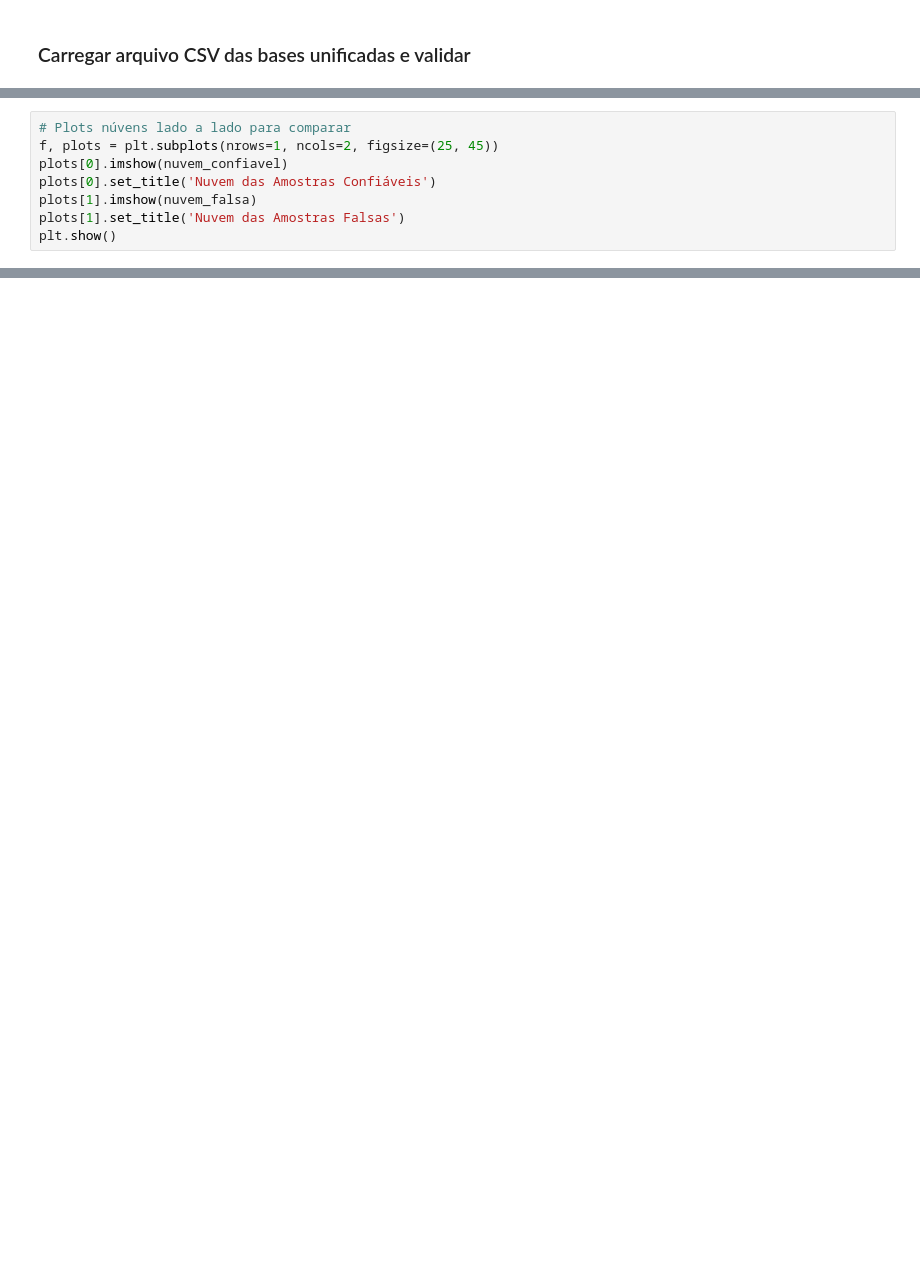
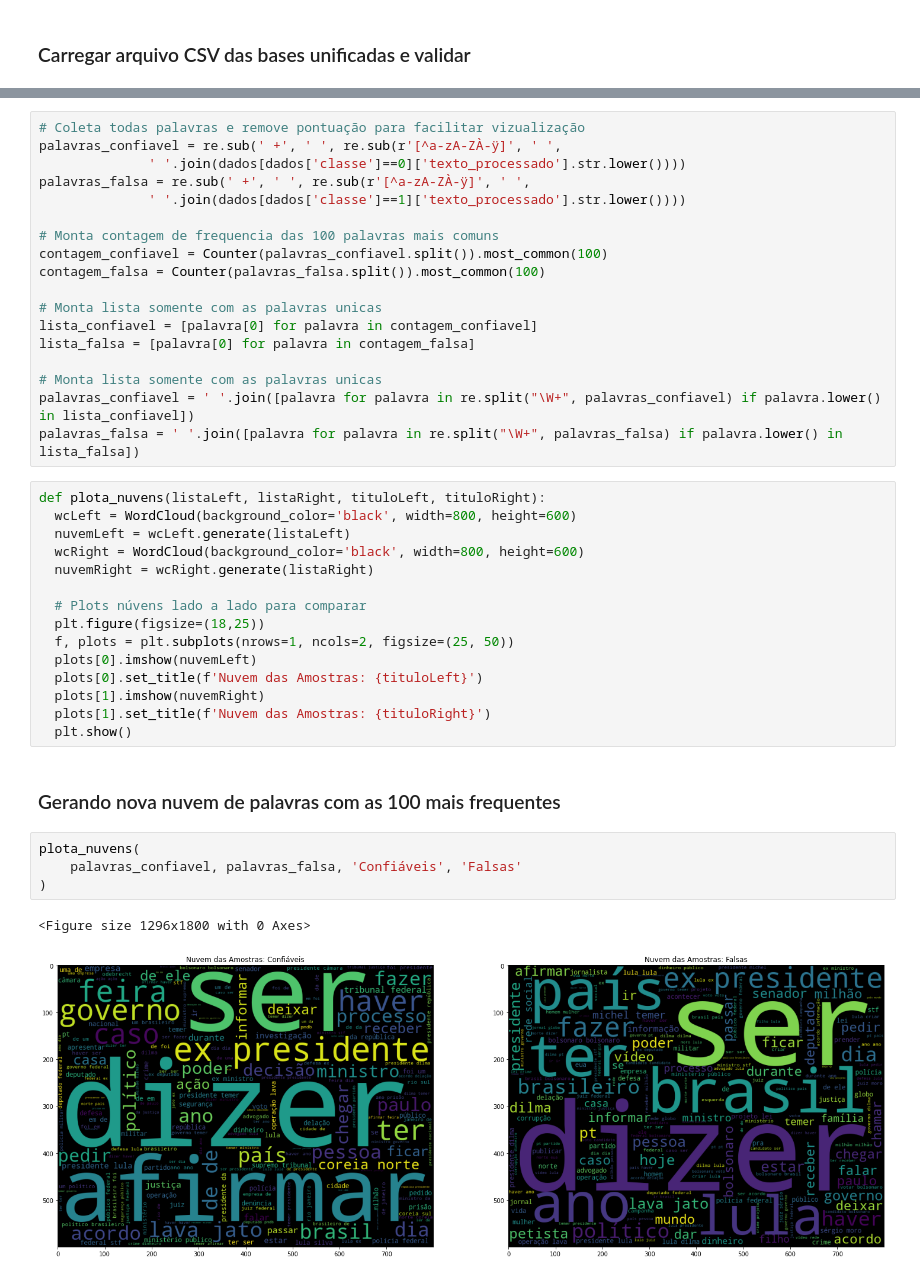
Before and after one commit to caesarcc/pucminas-tcc-fake-news-detection, a Jupyter notebook: passo04_analise_exploracao.ipynb, the cells around one changed output, grey strips where cells are left out. Saved outputs shown, nothing was run; the diff lists cells and outputs as text; blank space fills up the shorter version.

```diff
--- a/passo04_analise_exploracao.ipynb
+++ b/passo04_analise_exploracao.ipynb
@@ -212,8 +45,0 @@ nuvem_falsa = wc_falsa.generate(lista_falsa)
-# %%
-# Plots núvens lado a lado para comparar
-f, plots = plt.subplots(nrows=1, ncols=2, figsize=(25, 45))
-plots[0].imshow(nuvem_confiavel)
-plots[0].set_title('Nuvem das Amostras Confiáveis')
-plots[1].imshow(nuvem_falsa)
-plots[1].set_title('Nuvem das Amostras Falsas')
-plt.show()
@@ -244,0 +48,42 @@ dados.to_csv('dados/fakebr_corpus_processado.csv', sep = ',', index = True)
+# %%
+# Coleta todas palavras e remove pontuação para facilitar vizualização
+palavras_confiavel = re.sub(' +', ' ', re.sub(r'[^a-zA-ZÀ-ÿ]', ' ',
+              ' '.join(dados[dados['classe']==0]['texto_processado'].str.lower())))
+palavras_falsa = re.sub(' +', ' ', re.sub(r'[^a-zA-ZÀ-ÿ]', ' ',
+              ' '.join(dados[dados['classe']==1]['texto_processado'].str.lower())))
+
+# Monta contagem de frequencia das 100 palavras mais comuns
+contagem_confiavel = Counter(palavras_confiavel.split()).most_common(100)
+contagem_falsa = Counter(palavras_falsa.split()).most_common(100)
+
+# Monta lista somente com as palavras unicas
+lista_confiavel = [palavra[0] for palavra in contagem_confiavel]
+lista_falsa = [palavra[0] for palavra in contagem_falsa]
+
+# Monta lista somente com as palavras unicas
+palavras_confiavel = ' '.join([palavra for palavra in re.split("\W+", palavras_confiavel) if palavra.lower() in lista_confiavel])
+palavras_falsa = ' '.join([palavra for palavra in re.split("\W+", palavras_falsa) if palavra.lower() in lista_falsa])
+# %%
+def plota_nuvens(listaLeft, listaRight, tituloLeft, tituloRight):
+  wcLeft = WordCloud(background_color='black', width=800, height=600)
+  nuvemLeft = wcLeft.generate(listaLeft)
+  wcRight = WordCloud(background_color='black', width=800, height=600)
+  nuvemRight = wcRight.generate(listaRight)
+
+  # Plots núvens lado a lado para comparar
+  plt.figure(figsize=(18,25))
+  f, plots = plt.subplots(nrows=1, ncols=2, figsize=(25, 50))
+  plots[0].imshow(nuvemLeft)
+  plots[0].set_title(f'Nuvem das Amostras: {tituloLeft}')
+  plots[1].imshow(nuvemRight)
+  plots[1].set_title(f'Nuvem das Amostras: {tituloRight}')
+  plt.show()
+# %% [markdown]
+### Gerando nova nuvem de palavras com as 100 mais frequentes
+# %%
+plota_nuvens(
+    palavras_confiavel, palavras_falsa, 'Confiáveis', 'Falsas'
+)
+# %% [output]
+<Figure size 1296x1800 with 0 Axes>
+[figure, added]
```
Also changed, not shown: parts of 37 cells of this notebook.
